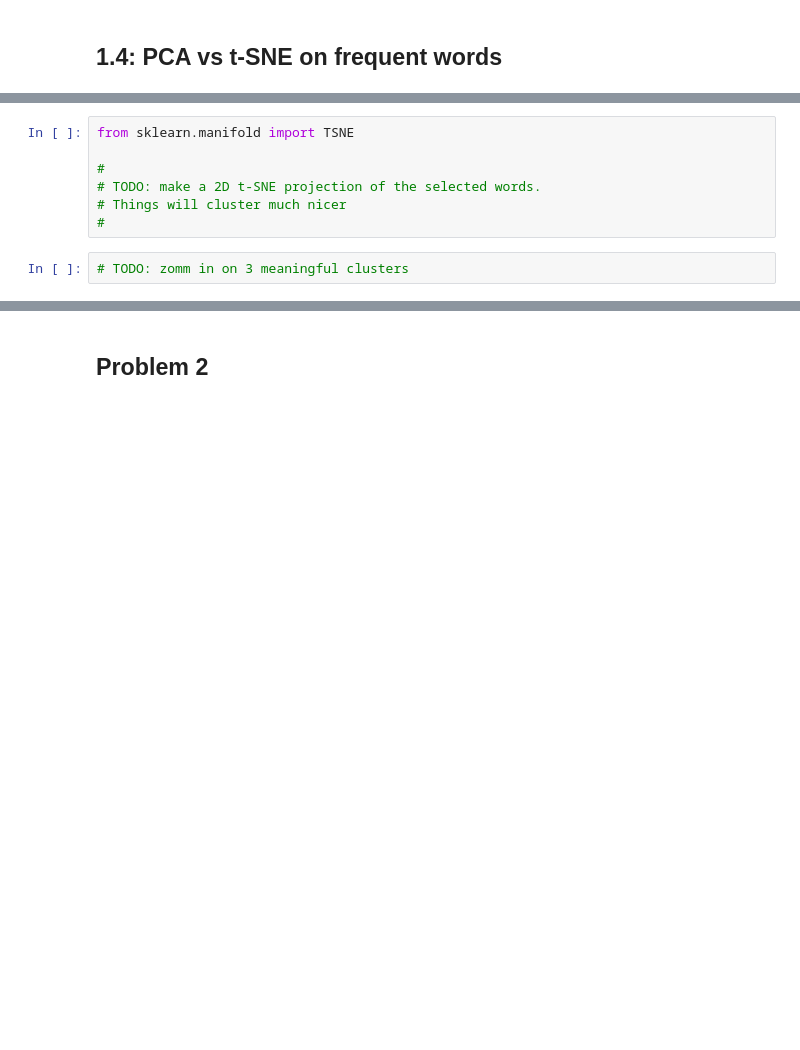
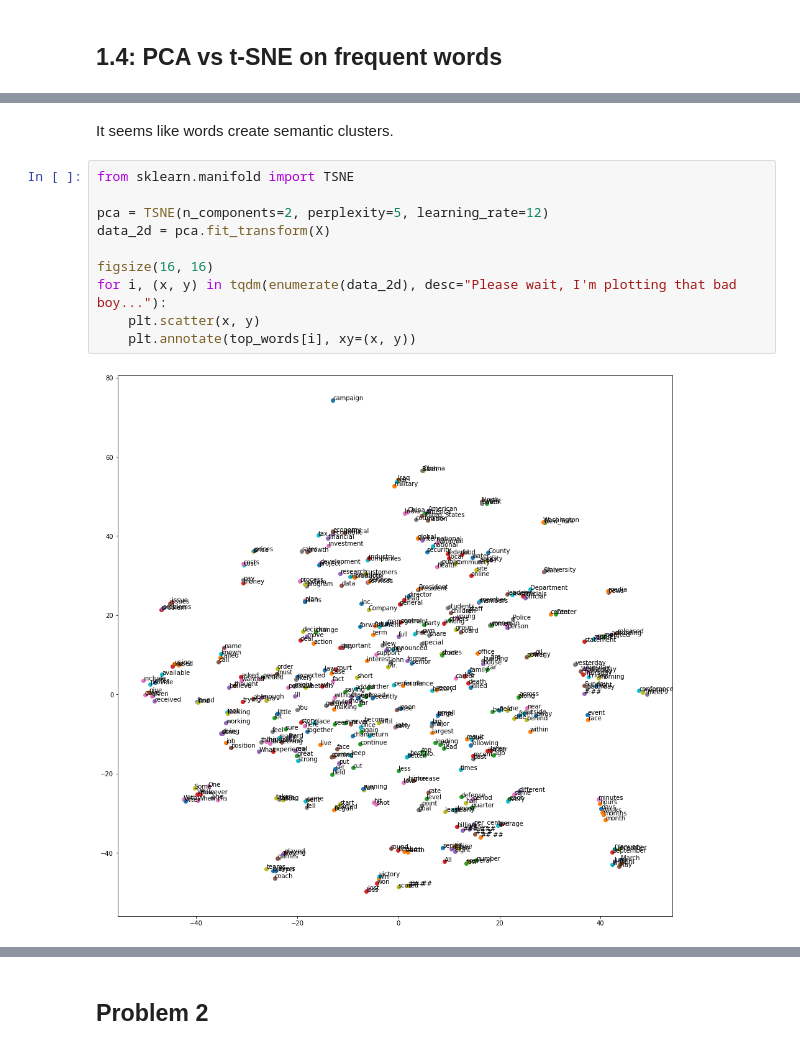
Before and after one commit to KGuzikowski/other-Uwr-stuff, a Jupyter notebook: Deep learning/Assignment 4/DL_L4.ipynb, the cells around one changed output, grey strips where cells are left out. Cells and saved outputs as stored; diff of their text form; blank space fills up the shorter version.

```diff
--- a/Deep learning/Assignment 4/DL_L4.ipynb
+++ b/Deep learning/Assignment 4/DL_L4.ipynb
@@ -424,9 +433,14 @@ top_inds = [ftext.word2idx[w] for w in top_words]
-# %%
-from sklearn.manifold import TSNE
-
-#
-# TODO: make a 2D t-SNE projection of the selected words.
-# Things will cluster much nicer
-#
-# %%
-# TODO: zomm in on 3 meaningful clusters
+# %% [markdown]
+It seems like words create semantic clusters.
+# %%
+from sklearn.manifold import TSNE
+
+pca = TSNE(n_components=2, perplexity=5, learning_rate=12)
+data_2d = pca.fit_transform(X)
+
+figsize(16, 16)
+for i, (x, y) in tqdm(enumerate(data_2d), desc="Please wait, I'm plotting that bad boy..."):
+    plt.scatter(x, y)
+    plt.annotate(top_words[i], xy=(x, y))
+# %% [output]
+[figure, added]
```
Also changed, not shown: parts of 3 cells of this notebook.
